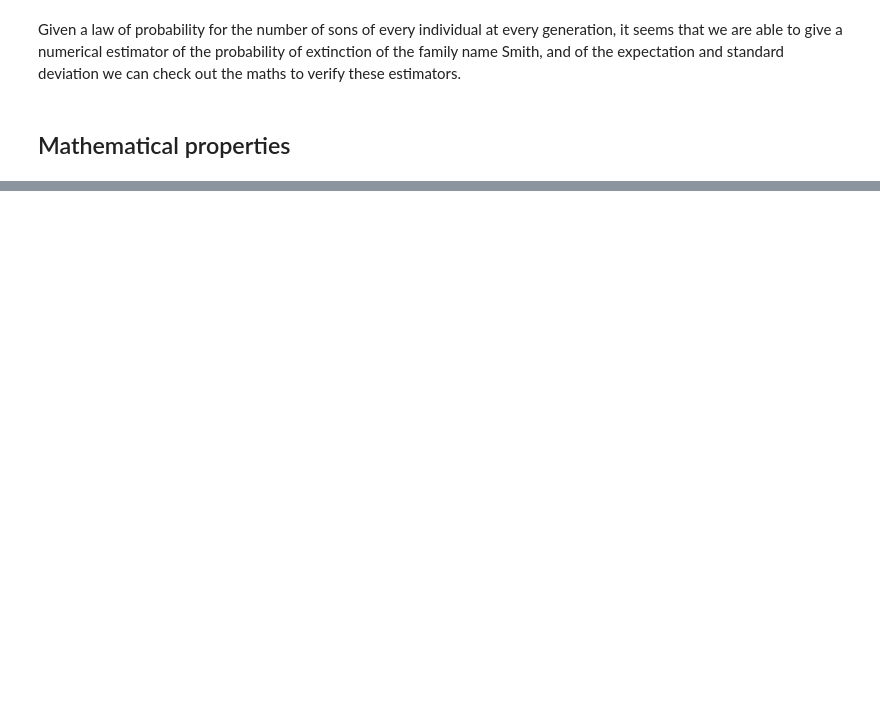
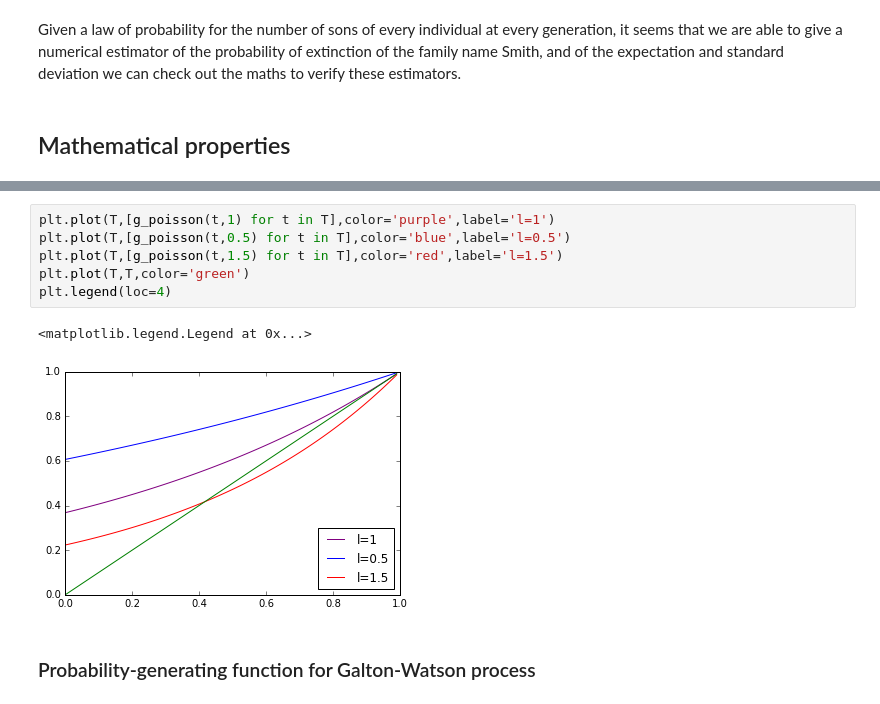
Before and after one commit to DBaudry/Galton-Watson, a Jupyter notebook: Galton_Watson_process.ipynb, the cells around one changed output, grey strips where cells are left out. Cells and saved outputs as stored; diff of their text form; blank space fills up the shorter version.

```diff
--- a/Galton_Watson_process.ipynb
+++ b/Galton_Watson_process.ipynb
@@ -195,0 +241,11 @@ Given a law of probability for the number of sons of every individual at every g
+# %%
+plt.plot(T,[g_poisson(t,1) for t in T],color='purple',label='l=1')
+plt.plot(T,[g_poisson(t,0.5) for t in T],color='blue',label='l=0.5')
+plt.plot(T,[g_poisson(t,1.5) for t in T],color='red',label='l=1.5')
+plt.plot(T,T,color='green')
+plt.legend(loc=4)
+# %% [output]
+<matplotlib.legend.Legend at 0x...>
+[figure, added]
+# %% [markdown]
+### Probability-generating function for Galton-Watson process
```
Also changed, not shown: parts of 43 cells of this notebook.
